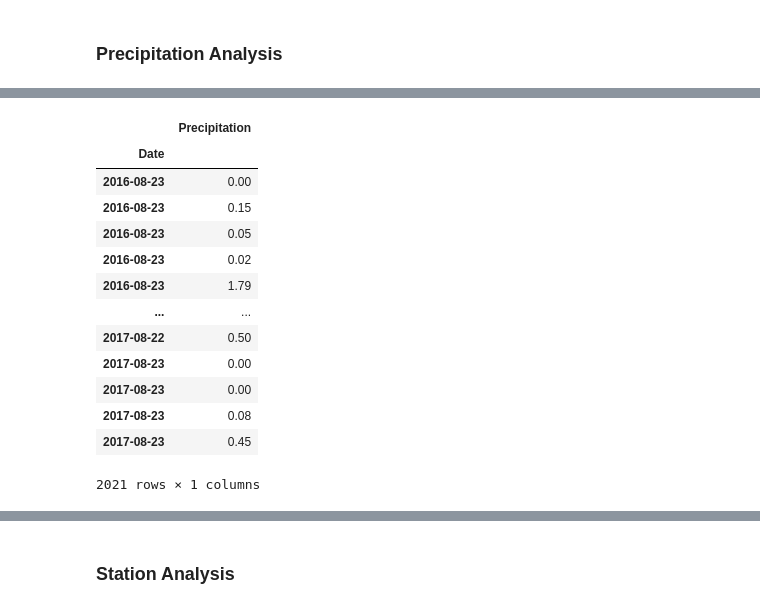
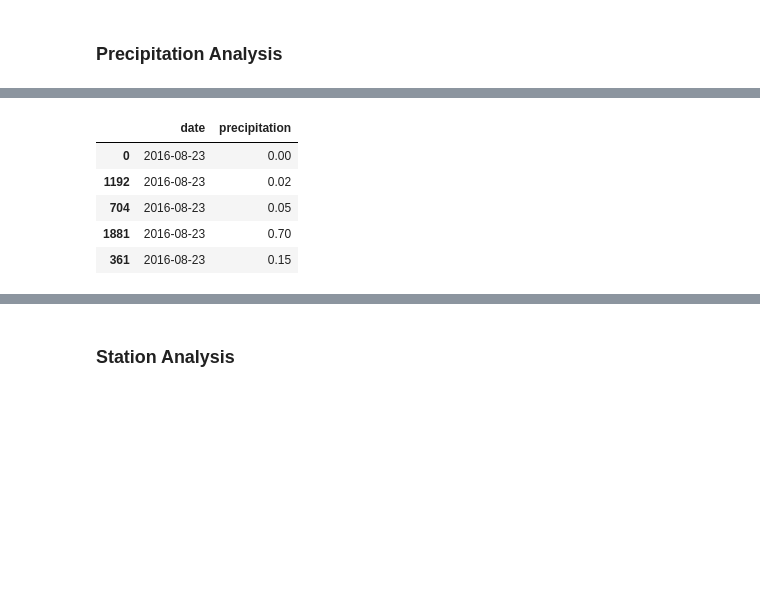
Before and after one commit to manishalal145/SQLAlchemyChallenge, a Jupyter notebook: ClimateAnalysis&DataExploration.ipynb, the cells around one changed output, grey strips where cells are left out. Drawn from its saved outputs; the diff is of its cells as text; code cells hidden in the pictures; blank space fills up the shorter version.

```diff
--- a/ClimateAnalysis&DataExploration.ipynb
+++ b/ClimateAnalysis&DataExploration.ipynb
@@ -73,6 +41,17 @@ pp_12month
+# %%
+# Design a query to retrieve the last 12 months of precipitation data and plot the results
+# Perform a query to retrieve the data and precipitation scores
+
+# Calculating the last data point in the database
+last_date = session.query(func.max(Measurement.date)).first()
+
+# Calculate the date 1 year ago from the last data point in the database
+date = dt.date(2017, 8, 23) - dt.timedelta(days=365)
+
+# Perform a query to retrieve the data and precipitation scores
+results = session.query(Measurement.date, Measurement.prcp).filter(Measurement.date >= date).all()
 # %%
 # Save the query results as a Pandas DataFrame and set the index to the date column
-pp_df = pd.DataFrame(pp_12month, columns=["Date","Precipitation"])
-pp_df.set_index("Date", inplace=True,)
-pp_df.head()
+df = pd.DataFrame(results, columns=['date', 'precipitation'])
+df.count()
 # %% [output]
@@ -86,5 +61,5 @@ pp_df.head()
 # %%
 # Drop row with missing information
-pp_df = pp_df.dropna(how='any')
-pp_df.head()
+df = df.dropna(how='any')
+df.count()
 # %% [output]
@@ -98,21 +69,13 @@ pp_df.head()
 # %%
 # Sort the dataframe by date
-pp_df = pp_df.sort_index()
-pp_df
+df = df.sort_values("date")
+df.head()
 # %% [output]
-|  | Precipitation |
-| Date |  |
-| 2016-08-23 | 0.00 |
-| 2016-08-23 | 0.15 |
-| 2016-08-23 | 0.05 |
-| 2016-08-23 | 0.02 |
-| 2016-08-23 | 1.79 |
-| ... | ... |
-| 2017-08-22 | 0.50 |
-| 2017-08-23 | 0.00 |
-| 2017-08-23 | 0.00 |
-| 2017-08-23 | 0.08 |
-| 2017-08-23 | 0.45 |
+|  | date | precipitation |
+| 0 | 2016-08-23 | 0.00 |
+| 1192 | 2016-08-23 | 0.02 |
+| 704 | 2016-08-23 | 0.05 |
+| 1881 | 2016-08-23 | 0.70 |
+| 361 | 2016-08-23 | 0.15 |
-2021 rows × 1 columns
 # %%
 # Use Pandas Plotting with Matplotlib to plot the data
```
Also changed, not shown: parts of 10 cells of this notebook, 1 other file.
